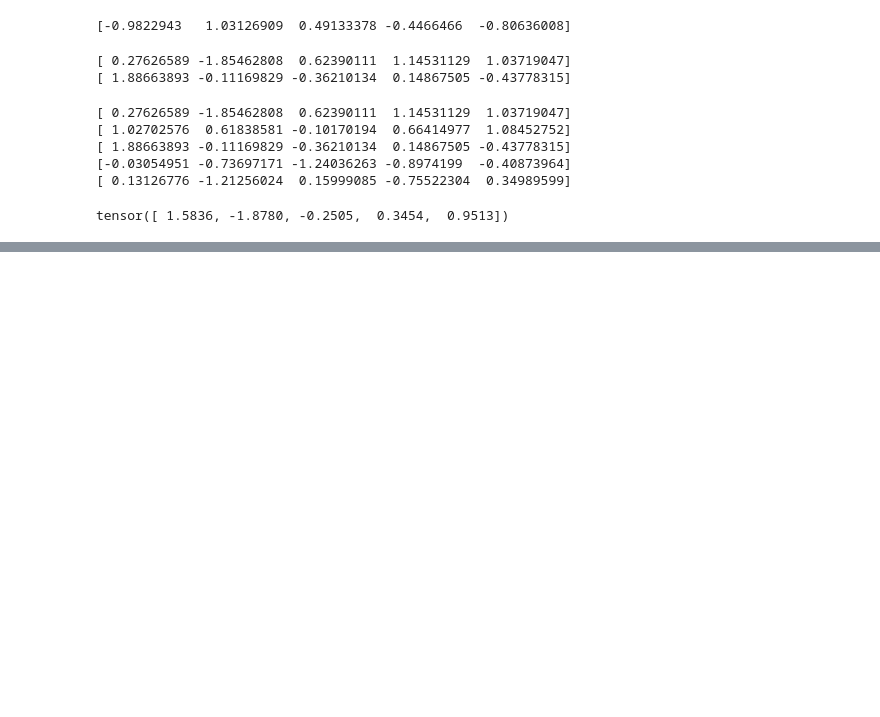
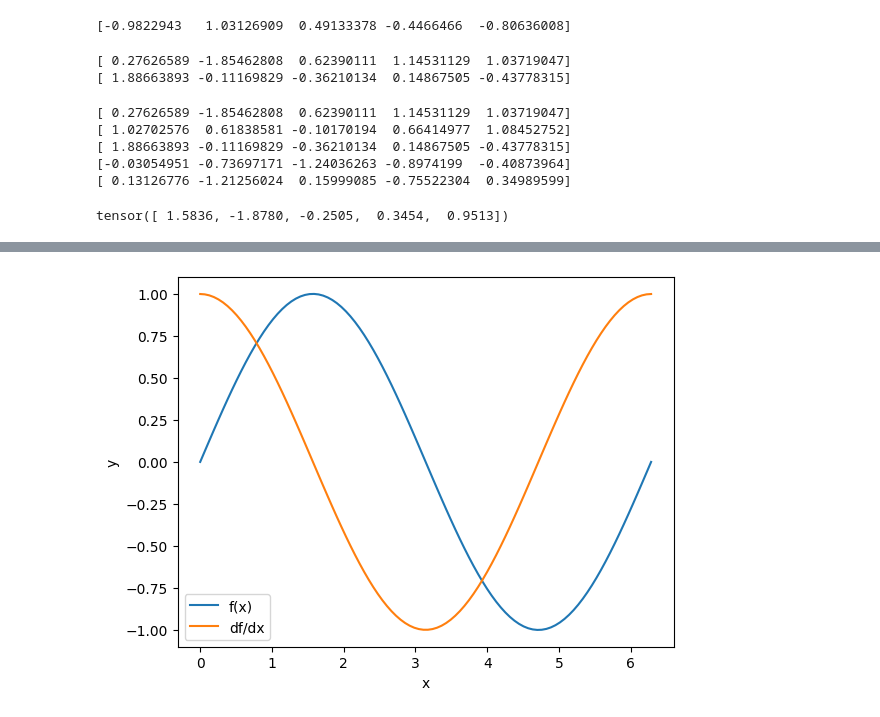
Before and after one commit to Hamid-Mofidi/Deep_Learning_with_Python_intro, a Jupyter notebook: Python_intro_5.ipynb, the cells around one changed output, grey strips where cells are left out. Drawn from its saved outputs; the diff is of its cells as text; code cells hidden in the pictures; blank space fills up the shorter version.

```diff
--- a/Python_intro_5.ipynb
+++ b/Python_intro_5.ipynb
@@ -93,0 +160,29 @@ tensor([ 1.0302, -0.5073, -0.1017,  1.3587, -3.0745])
+# %%
+# here's a simple example of how to plot the derivative of a function
+# in Python using the numpy and matplotlib libraries:
+
+import numpy as np
+import matplotlib.pyplot as plt
+
+# Define a function to plot
+def f(x):
+    return np.sin(x)
+
+# Define the range of x values
+x = np.linspace(0, 2*np.pi, 100)
+
+# Plot the function
+plt.plot(x, f(x), label='f(x)')
+
+# Plot the derivative
+plt.plot(x, np.gradient(f(x), x), label='df/dx')
+
+# Add labels and legend
+plt.xlabel('x')
+plt.ylabel('y')
+plt.legend()
+
+# Show the plot
+plt.show()
+# %% [output]
+[figure, added]
```
Also changed, not shown: parts of 8 cells of this notebook.
